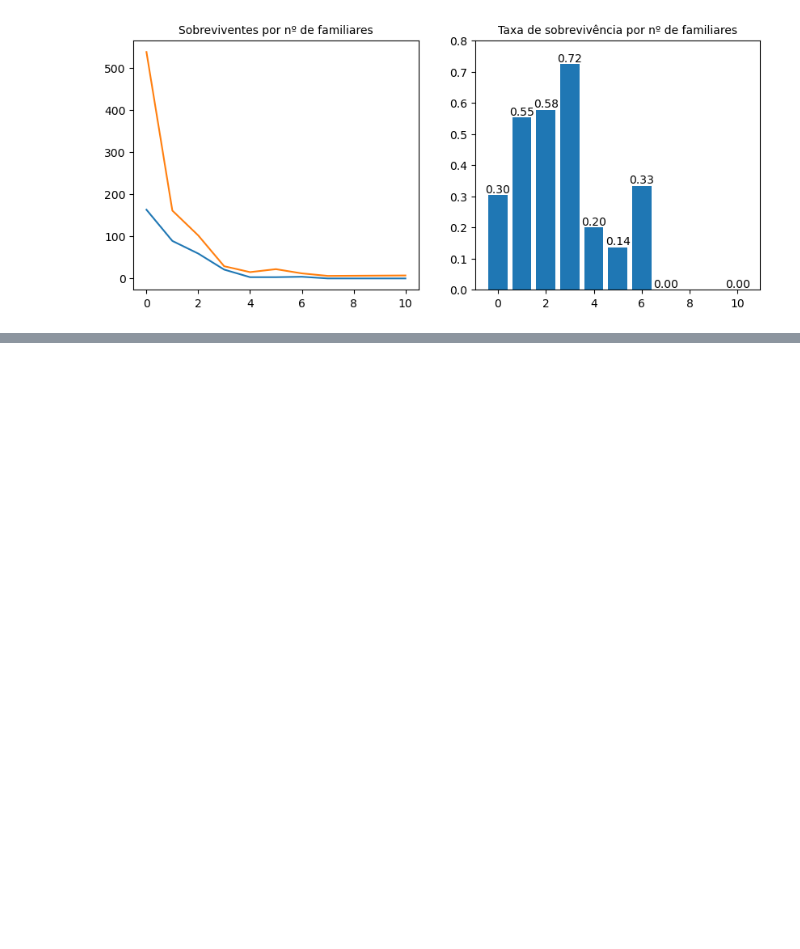
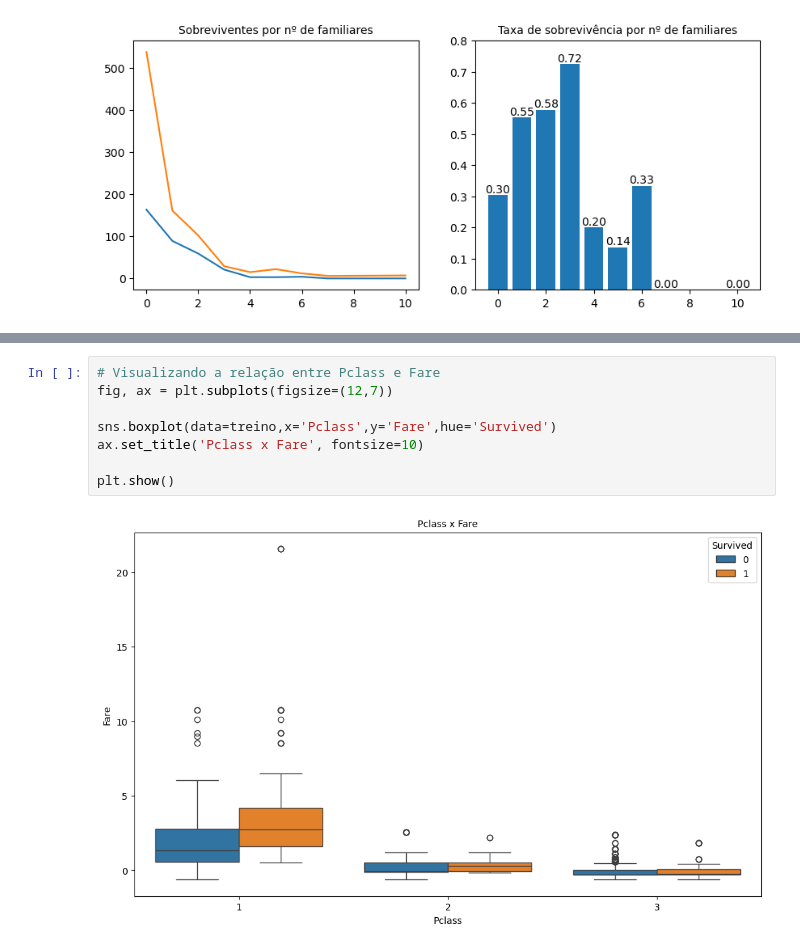
Before and after one commit to gluna777/analise_titanic, a Jupyter notebook: analise_titanic3.ipynb, the cells around one changed output, grey strips where cells are left out. Cells and saved outputs as stored; diff of their text form; blank space fills up the shorter version.

Commit message:
Analisando relação entre Pclass e Fare

```diff
--- a/analise_titanic3.ipynb
+++ b/analise_titanic3.ipynb
@@ -384,0 +415,10 @@ plt.show()
+# %%
+# Visualizando a relação entre Pclass e Fare
+fig, ax = plt.subplots(figsize=(12,7))
+
+sns.boxplot(data=treino,x='Pclass',y='Fare',hue='Survived')
+ax.set_title('Pclass x Fare', fontsize=10)
+
+plt.show()
+# %% [output]
+[figure, added]
```
Also changed, not shown: parts of 6 cells of this notebook.
